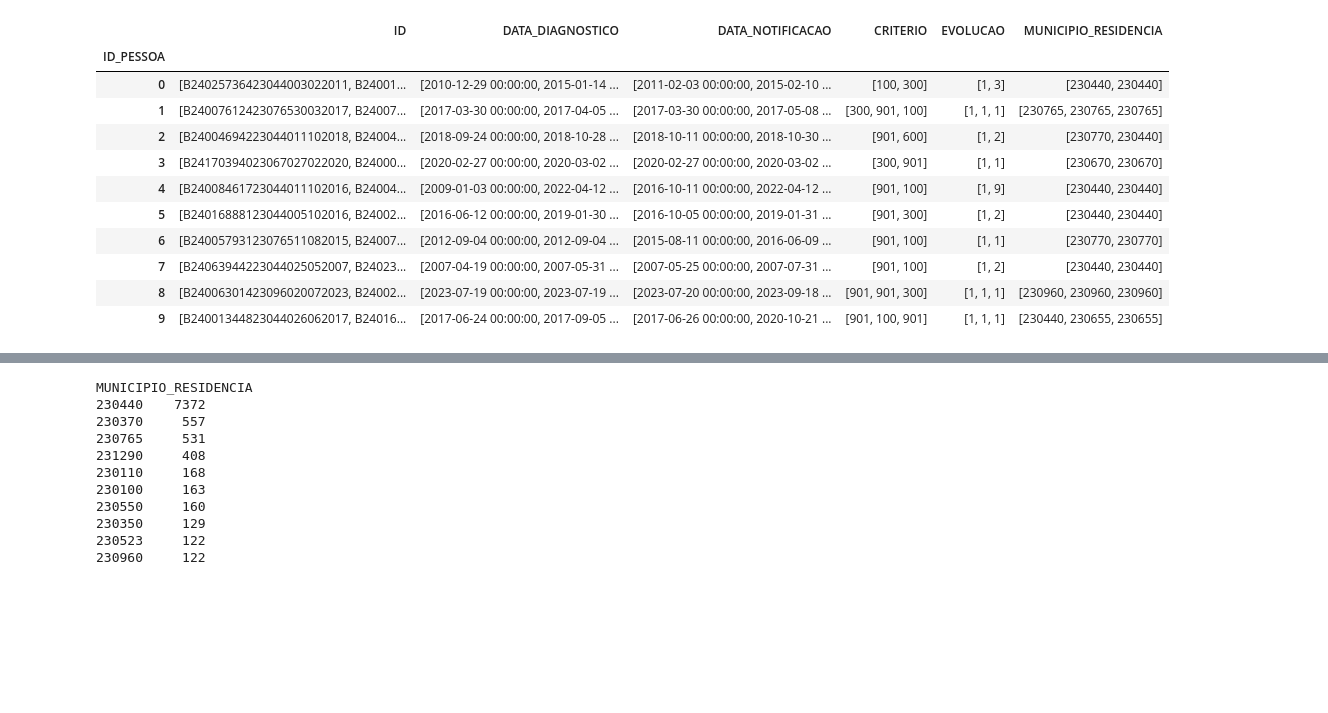
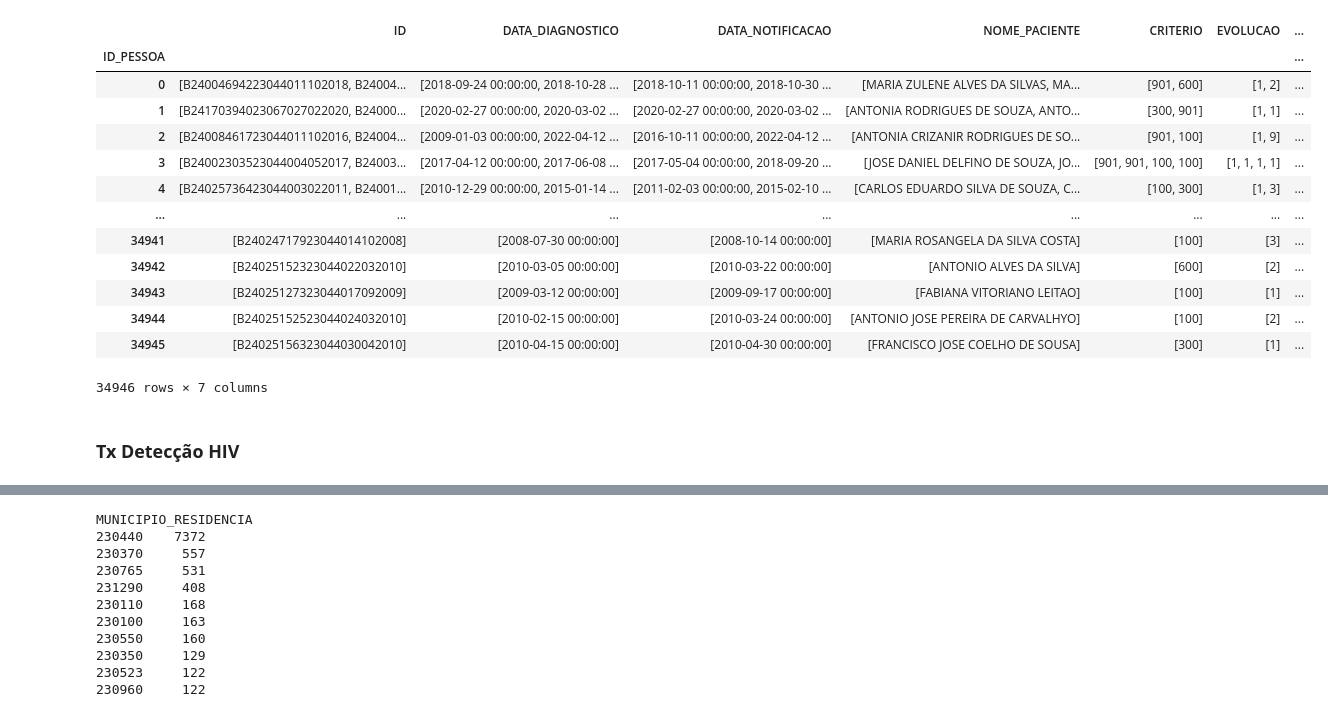
Before and after one commit to higorsmonteiro/lente-ist, a Jupyter notebook: nbs/avulso_dupli_aids.ipynb, the cells around one changed output, grey strips where cells are left out. Cells and saved outputs as stored; diff of their text form; code cells hidden in the pictures; blank space fills up the shorter version.

```diff
--- a/nbs/avulso_dupli_aids.ipynb
+++ b/nbs/avulso_dupli_aids.ipynb
@@ -78,7 +101,7 @@ def query_metadata(engine):
     return table_dict
 
 
-def query_data(query_str, engine, batchsize=1000):
+def perform_query(query_str, engine, batchsize=1000):
 
     schema_data = {
         'rows': [],
@@ -113,7 +136,7 @@ q = f'''
             -- define the table containing the pairs representing the same individuals
             SELECT
                 ID_1, ID_2
-            FROM pairs_label
+            FROM likely_positive_pairs
             WHERE PROBA_NEGATIVO_MODELO_1 <= 0.45 AND PROBA_NEGATIVO_MODELO_2 <= 0.45 AND PROBA_NEGATIVO_MODELO_3 <= 0.45
         ) tb1
         LEFT JOIN pessoa tb2
@@ -123,19 +146,45 @@ q = f'''
     ON tb3.ID_2 = tb4.ID
     WHERE FONTE_1 = 'AIDSANET' AND FONTE_2 = 'AIDSANET'
 '''
-pairs_aidsanet = query_data(q, engine, batchsize=5000)
+
+q = f'''
+    SELECT
+        *
+    FROM (
+        SELECT
+            c.*, d.FONTE AS FONTE_2
+        FROM (
+            SELECT
+                a.*, b.FONTE AS FONTE_1
+            FROM (
+                SELECT
+                    SUBSTR(FMT_ID, 1, INSTR(FMT_ID, '-') - 1) AS ID_1,
+                    SUBSTR(FMT_ID, INSTR(FMT_ID, '-') + 1) AS ID_2
+                FROM likely_positive_pairs
+                WHERE PROBA_NEGATIVO_MODELO_1 <= 0.45 AND PROBA_NEGATIVO_MODELO_2 <= 0.45 AND PROBA_NEGATIVO_MODELO_3 <= 0.45
+            ) a
+            LEFT JOIN pessoa b
+            WHERE a.ID_1 = b.ID
+        ) c
+        LEFT JOIN pessoa d
+        WHERE c.ID_2 = d.ID
+    ) WHERE FONTE_1 = 'AIDSANET' AND FONTE_2 = 'AIDSANET'
+'''
+pairs_aidsanet = perform_query(q, engine, batchsize=5000)
+#pairs_aidsanet
+#pairs_aidsanet = perform_query(q, engine, batchsize=5000)
 
 q = f'''
     SELECT
         a.ID as ID_DUMMY, a.DATA_NOTIFICACAO, a.DATA_DIAGNOSTICO,
         a.NOME_PACIENTE, a.DATA_NASCIMENTO, a.SEXO,
-        a.NOME_MAE, a.BAIRRO_RESIDENCIA, a.MUNICIPIO_RESIDENCIA, b.*
+        a.NOME_MAE, a.BAIRRO_RESIDENCIA, a.MUNICIPIO_RESIDENCIA, a.FONTE, b.*
     FROM pessoa a
     LEFT JOIN sinan_aids_adulto_info b
     ON a.ID = b.ID
     WHERE FONTE = 'AIDSANET'
 '''
-pessoa_df = query_data(q, engine, batchsize=5000)
+pessoa_df = perform_query(q, engine, batchsize=5000)
 # %%
 pairs_df = pairs_aidsanet.copy()
 pessoa_df1 = pessoa_df.copy()
@@ -157,24 +206,28 @@ pessoa_df1["ID_PESSOA"] = pessoa_df1["ID"].apply(lambda x: codes[x])
 pessoa_df1 = pessoa_df1.sort_values(by=["ID_PESSOA", "DATA_DIAGNOSTICO", "DATA_NOTIFICACAO"], ascending=True)
 # %%
 # -- list should be already ordered
-subset_cols = ["ID_PESSOA", "ID", "DATA_DIAGNOSTICO", "DATA_NOTIFICACAO", "CRITERIO", "EVOLUCAO", "MUNICIPIO_RESIDENCIA"]
+subset_cols = ["ID_PESSOA", "ID", "DATA_DIAGNOSTICO", "NOME_PACIENTE", "DATA_NOTIFICACAO", "CRITERIO", "EVOLUCAO", "MUNICIPIO_RESIDENCIA"]
 sub_df = pessoa_df1[subset_cols].fillna('-1')
-sub_df = sub_df.groupby("ID_PESSOA")[["ID", "DATA_DIAGNOSTICO", "DATA_NOTIFICACAO", "CRITERIO", "EVOLUCAO", "MUNICIPIO_RESIDENCIA"]].agg({
-    "ID": list, "DATA_DIAGNOSTICO": list, "DATA_NOTIFICACAO": list,
+sub_df = sub_df.groupby("ID_PESSOA")[["ID", "DATA_DIAGNOSTICO", "NOME_PACIENTE", "DATA_NOTIFICACAO", "CRITERIO", "EVOLUCAO", "MUNICIPIO_RESIDENCIA"]].agg({
+    "ID": list, "DATA_DIAGNOSTICO": list, "DATA_NOTIFICACAO": list, "NOME_PACIENTE": list,
     "CRITERIO": list, "EVOLUCAO": list, "MUNICIPIO_RESIDENCIA": list
 })
 # %%
-sub_df[:10]
+sub_df
 # %% [output]
-|  | ID | DATA_DIAGNOSTICO | DATA_NOTIFICACAO | CRITERIO | EVOLUCAO | MUNICIPIO_RESIDENCIA |
-| ID_PESSOA |  |  |  |  |  |  |
-| 0 | [B24025736423044003022011, B24001... | [2010-12-29 00:00:00, 2015-01-14 ... | [2011-02-03 00:00:00, 2015-02-10 ... | [100, 300] | [1, 3] | [230440, 230440] |
-| 1 | [B24007612423076530032017, B24007... | [2017-03-30 00:00:00, 2017-04-05 ... | [2017-03-30 00:00:00, 2017-05-08 ... | [300, 901, 100] | [1, 1, 1] | [230765, 230765, 230765] |
-| 2 | [B24004694223044011102018, B24004... | [2018-09-24 00:00:00, 2018-10-28 ... | [2018-10-11 00:00:00, 2018-10-30 ... | [901, 600] | [1, 2] | [230770, 230440] |
-| 3 | [B24170394023067027022020, B24000... | [2020-02-27 00:00:00, 2020-03-02 ... | [2020-02-27 00:00:00, 2020-03-02 ... | [300, 901] | [1, 1] | [230670, 230670] |
-| 4 | [B24008461723044011102016, B24004... | [2009-01-03 00:00:00, 2022-04-12 ... | [2016-10-11 00:00:00, 2022-04-12 ... | [901, 100] | [1, 9] | [230440, 230440] |
-| 5 | [B24016888123044005102016, B24002... | [2016-06-12 00:00:00, 2019-01-30 ... | [2016-10-05 00:00:00, 2019-01-31 ... | [901, 300] | [1, 2] | [230440, 230440] |
-| 6 | [B24005793123076511082015, B24007... | [2012-09-04 00:00:00, 2012-09-04 ... | [2015-08-11 00:00:00, 2016-06-09 ... | [901, 100] | [1, 1] | [230770, 230770] |
-| 7 | [B24063944223044025052007, B24023... | [2007-04-19 00:00:00, 2007-05-31 ... | [2007-05-25 00:00:00, 2007-07-31 ... | [901, 100] | [1, 2] | [230440, 230440] |
-| 8 | [B24006301423096020072023, B24002... | [2023-07-19 00:00:00, 2023-07-19 ... | [2023-07-20 00:00:00, 2023-09-18 ... | [901, 901, 300] | [1, 1, 1] | [230960, 230960, 230960] |
-| 9 | [B24001344823044026062017, B24016... | [2017-06-24 00:00:00, 2017-09-05 ... | [2017-06-26 00:00:00, 2020-10-21 ... | [901, 100, 901] | [1, 1, 1] | [230440, 230655, 230655] |
+|  | ID | DATA_DIAGNOSTICO | DATA_NOTIFICACAO | NOME_PACIENTE | CRITERIO | EVOLUCAO | ... |
+| ID_PESSOA |  |  |  |  |  |  | ... |
+| 0 | [B24004694223044011102018, B24004... | [2018-09-24 00:00:00, 2018-10-28 ... | [2018-10-11 00:00:00, 2018-10-30 ... | [MARIA ZULENE ALVES DA SILVAS, MA... | [901, 600] | [1, 2] | ... |
+| 1 | [B24170394023067027022020, B24000... | [2020-02-27 00:00:00, 2020-03-02 ... | [2020-02-27 00:00:00, 2020-03-02 ... | [ANTONIA RODRIGUES DE SOUZA, ANTO... | [300, 901] | [1, 1] | ... |
+| 2 | [B24008461723044011102016, B24004... | [2009-01-03 00:00:00, 2022-04-12 ... | [2016-10-11 00:00:00, 2022-04-12 ... | [ANTONIA CRIZANIR RODRIGUES DE SO... | [901, 100] | [1, 9] | ... |
+| 3 | [B24002303523044004052017, B24003... | [2017-04-12 00:00:00, 2017-06-08 ... | [2017-05-04 00:00:00, 2018-09-20 ... | [JOSE DANIEL DELFINO DE SOUZA, JO... | [901, 901, 100, 100] | [1, 1, 1, 1] | ... |
+| 4 | [B24025736423044003022011, B24001... | [2010-12-29 00:00:00, 2015-01-14 ... | [2011-02-03 00:00:00, 2015-02-10 ... | [CARLOS EDUARDO SILVA DE SOUZA, C... | [100, 300] | [1, 3] | ... |
+| ... | ... | ... | ... | ... | ... | ... | ... |
+| 34941 | [B24024717923044014102008] | [2008-07-30 00:00:00] | [2008-10-14 00:00:00] | [MARIA ROSANGELA DA SILVA COSTA] | [100] | [3] | ... |
+| 34942 | [B24025152323044022032010] | [2010-03-05 00:00:00] | [2010-03-22 00:00:00] | [ANTONIO ALVES DA SILVA] | [600] | [2] | ... |
+| 34943 | [B24025127323044017092009] | [2009-03-12 00:00:00] | [2009-09-17 00:00:00] | [FABIANA VITORIANO LEITAO] | [100] | [1] | ... |
+| 34944 | [B24025152523044024032010] | [2010-02-15 00:00:00] | [2010-03-24 00:00:00] | [ANTONIO JOSE PEREIRA DE CARVALHYO] | [100] | [2] | ... |
+| 34945 | [B24025156323044030042010] | [2010-04-15 00:00:00] | [2010-04-30 00:00:00] | [FRANCISCO JOSE COELHO DE SOUSA] | [300] | [1] | ... |
+34946 rows × 7 columns
+# %% [markdown]
+### **Tx Detecção HIV**
```
Also changed, not shown: parts of 19 cells of this notebook.
